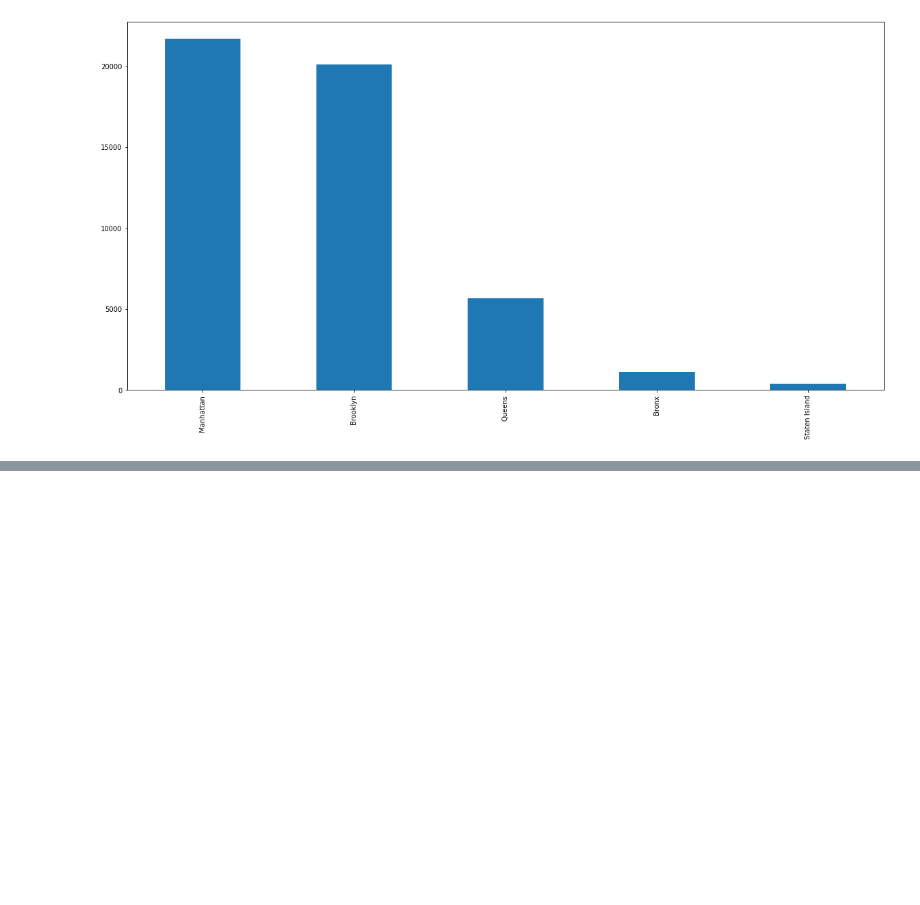
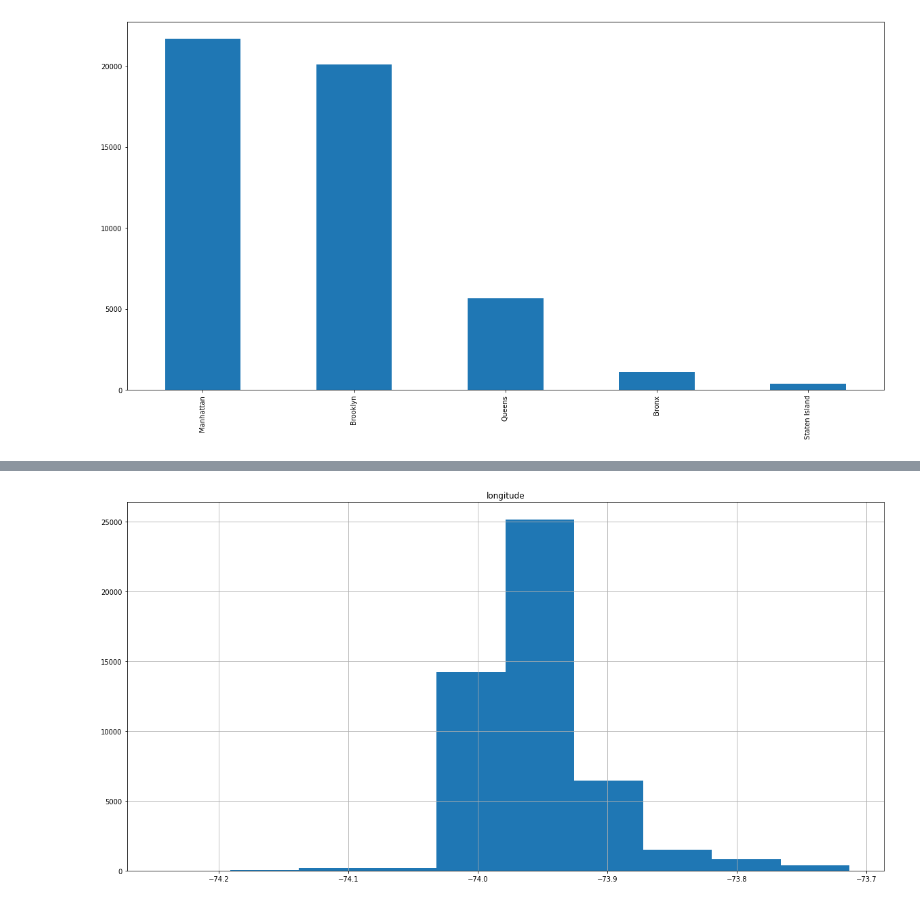
Before and after one commit to Gauravmehra1/Airbnb, a Jupyter notebook: Copy_of_Airbnb_Bookings_Analysis_Capstone_Project.ipynb, the cells around one changed output, grey strips where cells are left out. Saved outputs shown, nothing was run; the diff lists cells and outputs as text; code cells hidden in the pictures; blank space fills up the shorter version.

```diff
--- a/Copy_of_Airbnb_Bookings_Analysis_Capstone_Project.ipynb
+++ b/Copy_of_Airbnb_Bookings_Analysis_Capstone_Project.ipynb
@@ -176,0 +295,4 @@ df['neighbourhood_group'].value_counts().plot(kind='bar')
+# %%
+df.hist('longitude');
+# %% [output]
+[figure, added]
```
Also changed, not shown: parts of 25 cells of this notebook.
